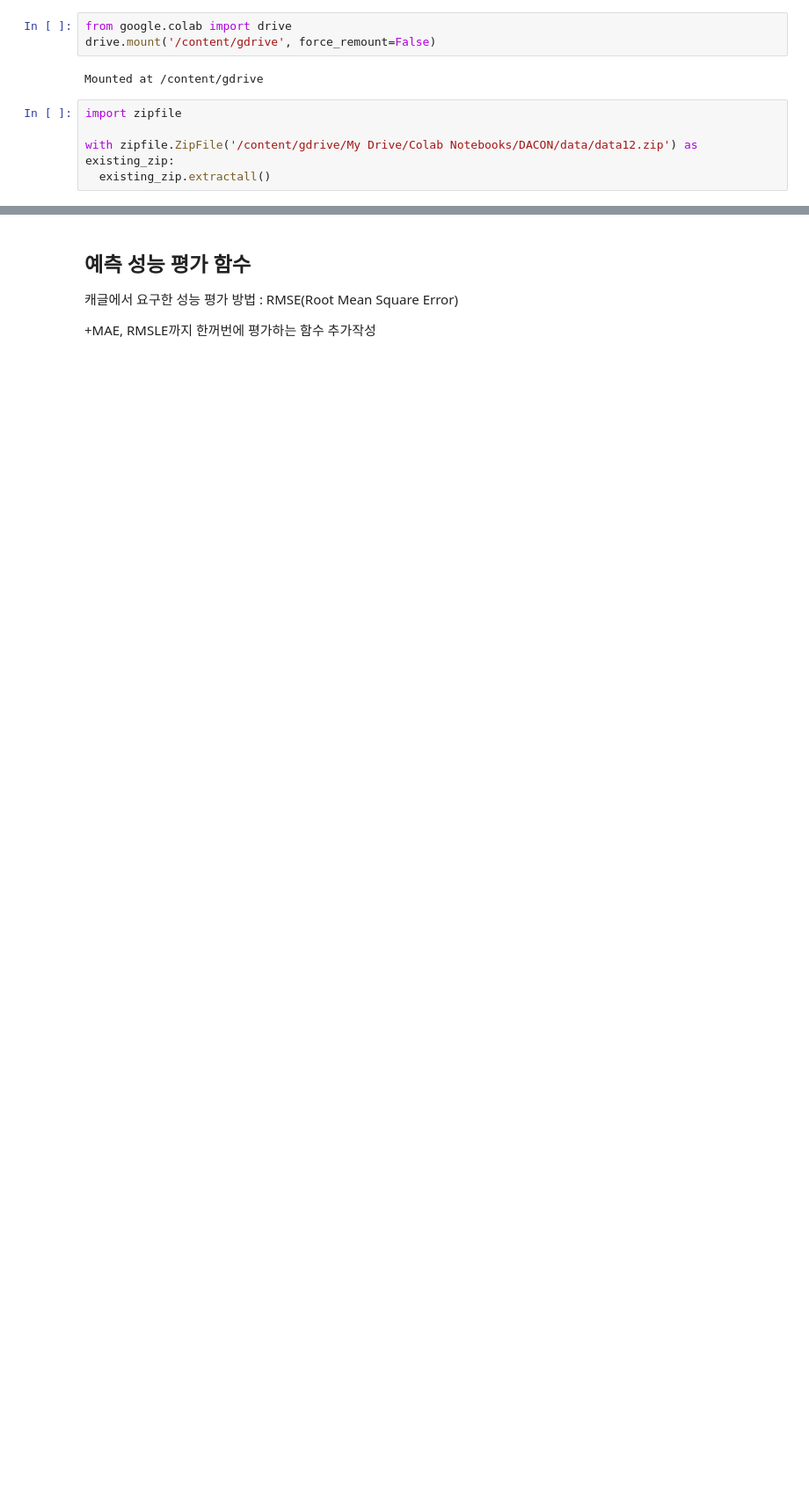
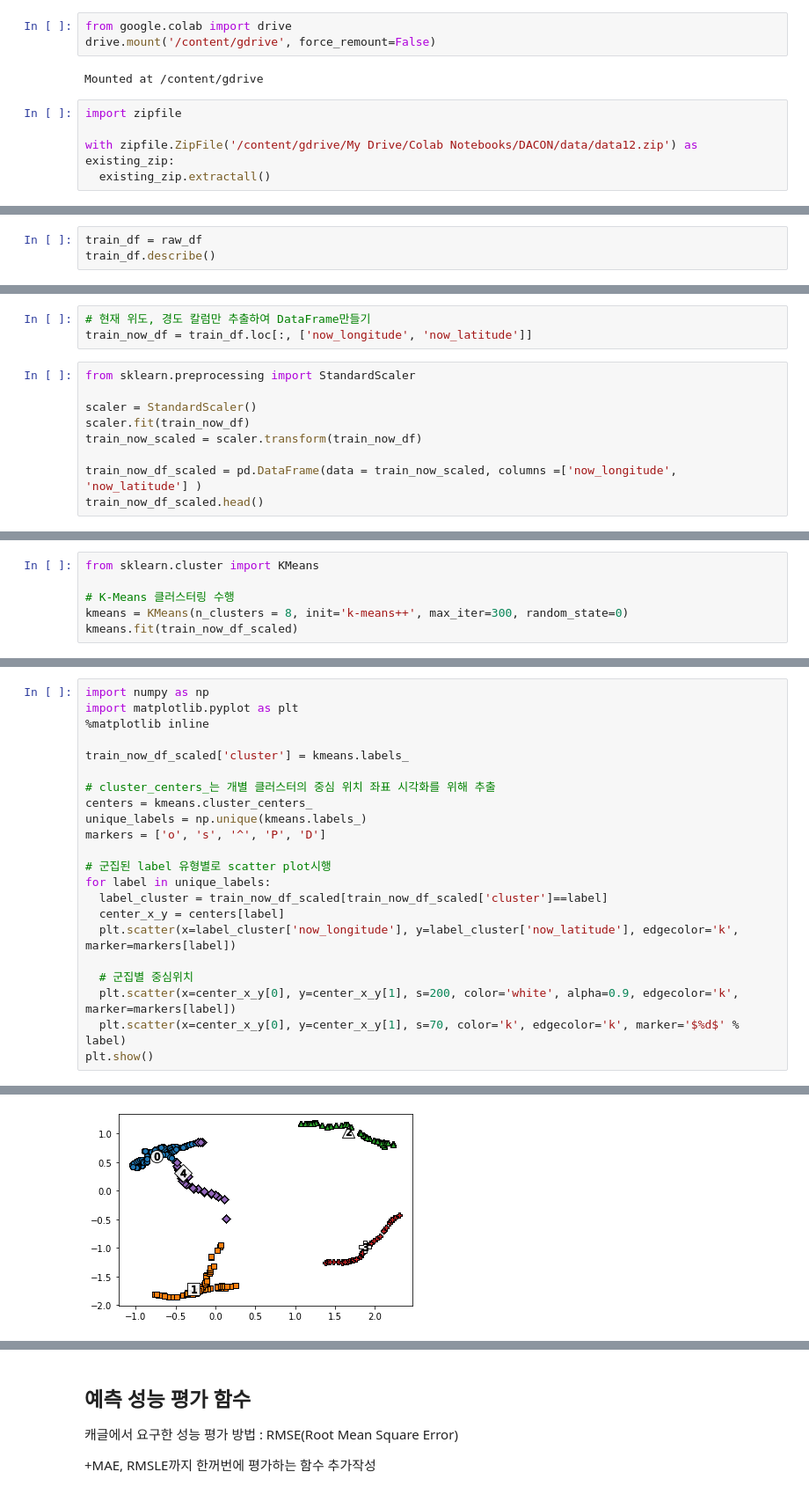
Before and after one commit to dbj2000/DACON, a Jupyter notebook: pr1_Bus Operating Time.ipynb, the cells around one changed output, grey strips where cells are left out. Shown: that part at 88% size. Drawn from its saved outputs; the diff is of its cells as text; blank space fills up the shorter version.

```diff
--- a/pr1_Bus Operating Time.ipynb
+++ b/pr1_Bus Operating Time.ipynb
@@ -109,0 +101,3 @@ train_df.head()
+# %%
+train_df = raw_df
+train_df.describe()
@@ -140,3 +143,15 @@ for i in tdf_sample.index:
 m
 # %% [output]
 Output hidden; open in https://colab.research.google.com to view.
+# %%
+# 현재 위도, 경도 칼럼만 추출하여 DataFrame만들기
+train_now_df = train_df.loc[:, ['now_longitude', 'now_latitude']]
+# %%
+from sklearn.preprocessing import StandardScaler
+
+scaler = StandardScaler()
+scaler.fit(train_now_df)
+train_now_scaled = scaler.transform(train_now_df)
+
+train_now_df_scaled = pd.DataFrame(data = train_now_scaled, columns =['now_longitude', 'now_latitude'] )
+train_now_df_scaled.head()
@@ -142,0 +165,6 @@ Output hidden; open in https://colab.research.google.com to view.
+# %%
+from sklearn.cluster import KMeans
+
+# K-Means 클러스터링 수행
+kmeans = KMeans(n_clusters = 8, init='k-means++', max_iter=300, random_state=0)
+kmeans.fit(train_now_df_scaled)
@@ -142,0 +175,23 @@ Output hidden; open in https://colab.research.google.com to view.
+# %%
+import numpy as np
+import matplotlib.pyplot as plt
+%matplotlib inline
+
+train_now_df_scaled['cluster'] = kmeans.labels_
+
+# cluster_centers_는 개별 클러스터의 중심 위치 좌표 시각화를 위해 추출
+centers = kmeans.cluster_centers_
+unique_labels = np.unique(kmeans.labels_)
+markers = ['o', 's', '^', 'P', 'D']
+
+# 군집된 label 유형별로 scatter plot시행
+for label in unique_labels:
+  label_cluster = train_now_df_scaled[train_now_df_scaled['cluster']==label]
+  center_x_y = centers[label]
+  plt.scatter(x=label_cluster['now_longitude'], y=label_cluster['now_latitude'], edgecolor='k', marker=markers[label])
+
+  # 군집별 중심위치
+  plt.scatter(x=center_x_y[0], y=center_x_y[1], s=200, color='white', alpha=0.9, edgecolor='k', marker=markers[label])
+  plt.scatter(x=center_x_y[0], y=center_x_y[1], s=70, color='k', edgecolor='k', marker='$%d$' % label)
+plt.show()
+# %% [output]
@@ -142,0 +199 @@ Output hidden; open in https://colab.research.google.com to view.
+[figure, added]
```
Also changed, not shown: parts of 20 cells of this notebook.
